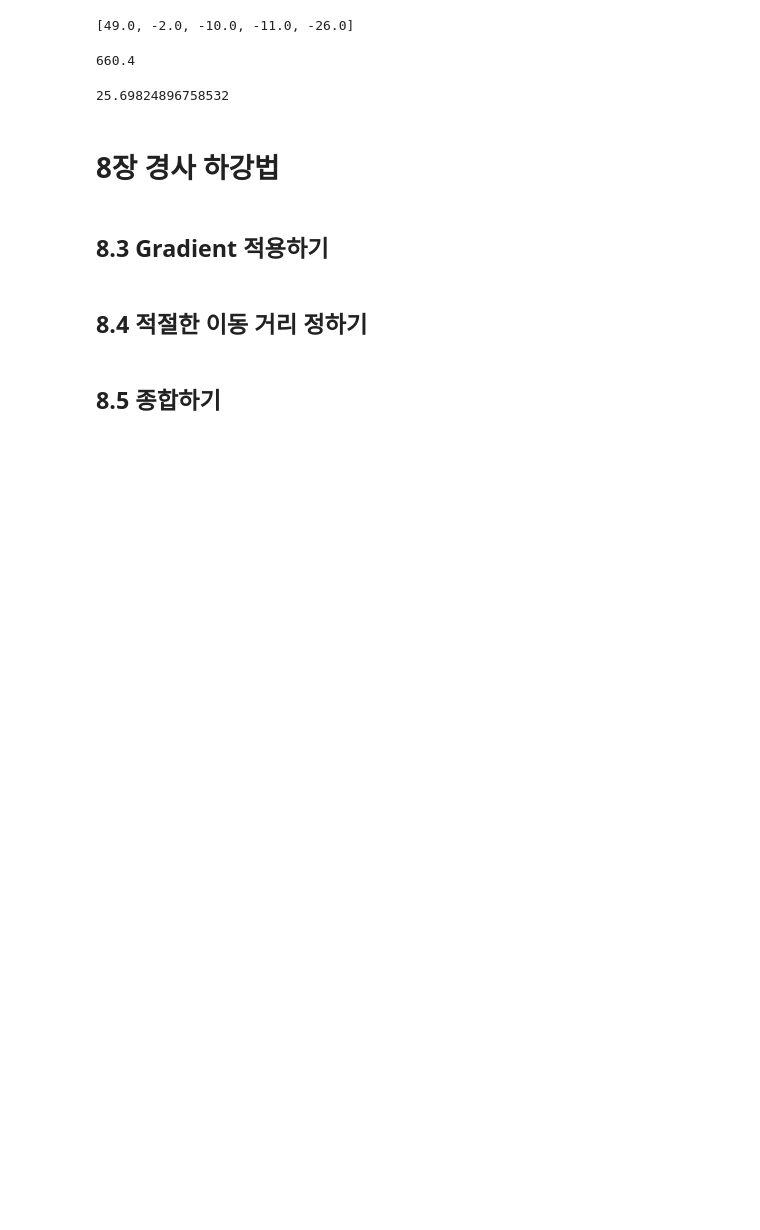
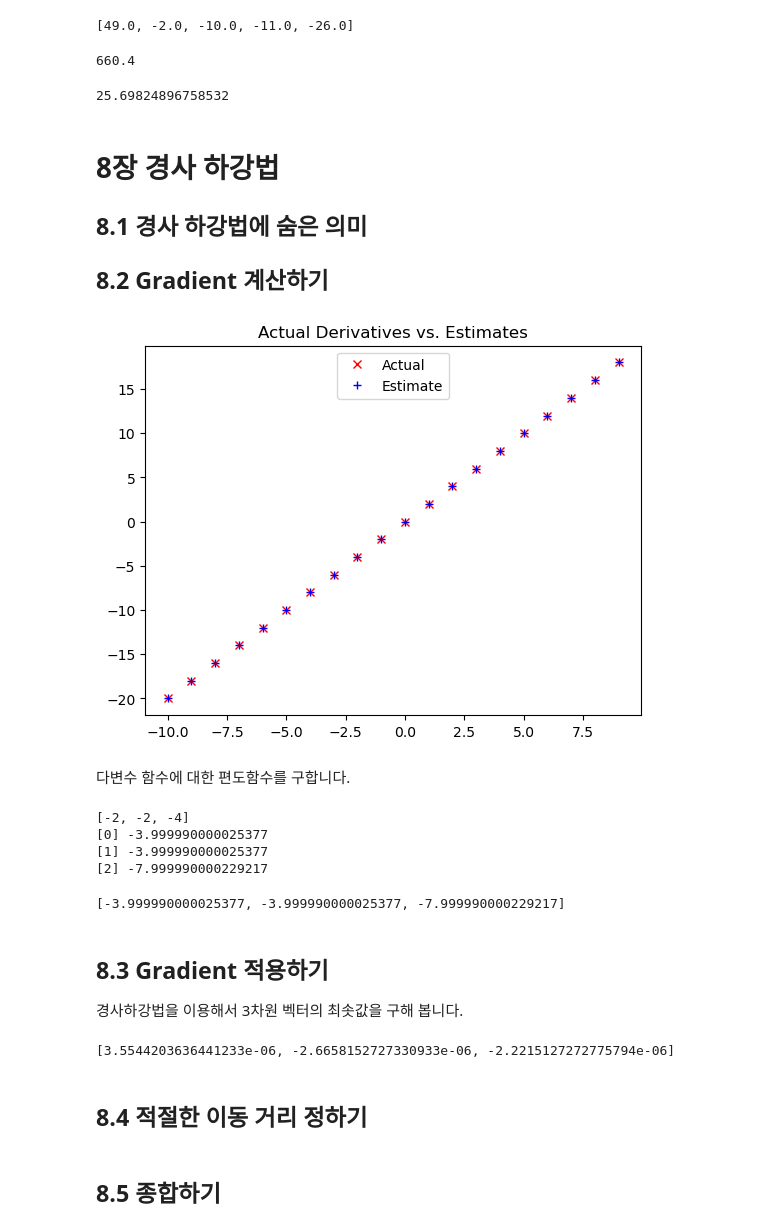
Before and after one commit to trvoid/ml-study, a Jupyter notebook: data-science-from-scratch/data-science-from-scratch.ipynb, the cells around one changed output. Cells and saved outputs as stored; diff of their text form; code cells hidden in the pictures; blank space fills up the shorter version.

```diff
--- a/data-science-from-scratch/data-science-from-scratch.ipynb
+++ b/data-science-from-scratch/data-science-from-scratch.ipynb
@@ -168,8 +168,65 @@ standard_deviation(num_friends)
 25.69824896758532
 # %% [markdown]
 # 8장 경사 하강법
+
+## 8.1 경사 하강법에 숨은 의미
+
+## 8.2 Gradient 계산하기
+# %%
+def difference_quotient(f, x, h):
+    return (f(x+h) - f(x)) / h
+# %%
+def square(x):
+    return x * x
+
+def derivative(x):
+    return 2 * x
+# %%
+derivative_estimate = lambda x: difference_quotient(square, x, h=0.00001)
+# %%
+import matplotlib.pyplot as plt
+
+x = range(-10, 10)
+y = list(map(derivative, x))
+y_estimate = list(map(derivative_estimate, x))
+
+plt.title('Actual Derivatives vs. Estimates')
+plt.plot(x, y, 'rx', label='Actual')
+plt.plot(x, y_estimate, 'b+', label='Estimate')
+plt.legend(loc=9)
+plt.show()
+# %% [output]
+[figure, added]
+# %% [markdown]
+다변수 함수에 대한 편도함수를 구합니다.
+# %%
+def partial_difference_quotient(f, v, i, h=0.00001):
+    w = [v_j + (h if i == j else 0) for j, v_j in enumerate(v)]
+
+    return (f(w) - f(v)) / h
+
+v = [random.randint(-10, 10) for i in range(3)]
+print(v)
+for i in range(len(v)):
+    result = partial_difference_quotient(sum_of_squares, v, i)
+    print(f'{[i]} {result}')
+# %% [output]
+[-2, -2, -4]
+[0] -3.999990000025377
+[1] -3.999990000025377
+[2] -7.999990000229217
+# %%
+def estimate_gradient(f, v, h=0.00001):
+    return [partial_difference_quotient(f, v, i, h) for i, _ in enumerate(v)]
+
+result = estimate_gradient(sum_of_squares, v)
+print(result)
+# %% [output]
+[-3.999990000025377, -3.999990000025377, -7.999990000229217]
 # %% [markdown]
 ## 8.3 Gradient 적용하기
+
+경사하강법을 이용해서 3차원 벡터의 최솟값을 구해 봅니다.
 # %%
 import random
 
@@ -189,6 +246,10 @@ while True:
     if distance(next_v, v) < tolerance:
         break
     v = next_v
+
+print(v)
+# %% [output]
+[3.5544203636441233e-06, -2.6658152727330933e-06, -2.2215127272775794e-06]
 # %% [markdown]
 ## 8.4 적절한 이동 거리 정하기
 # %%
```
Also changed, not shown: parts of 11 cells of this notebook.
